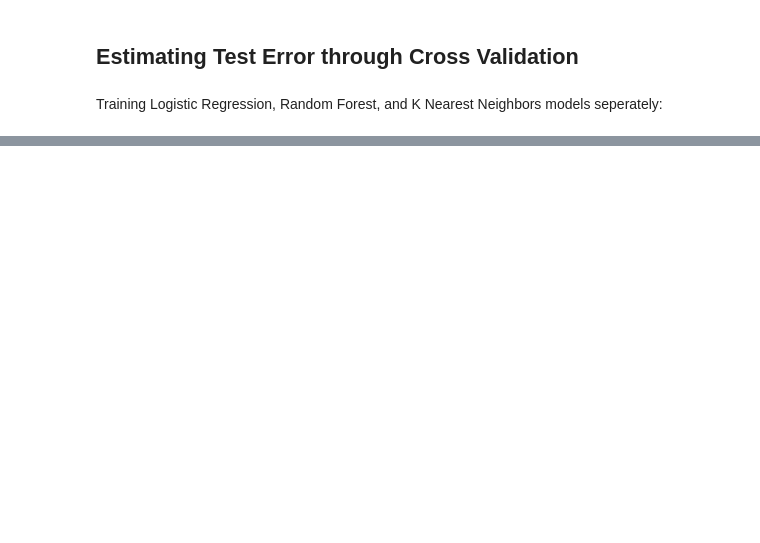
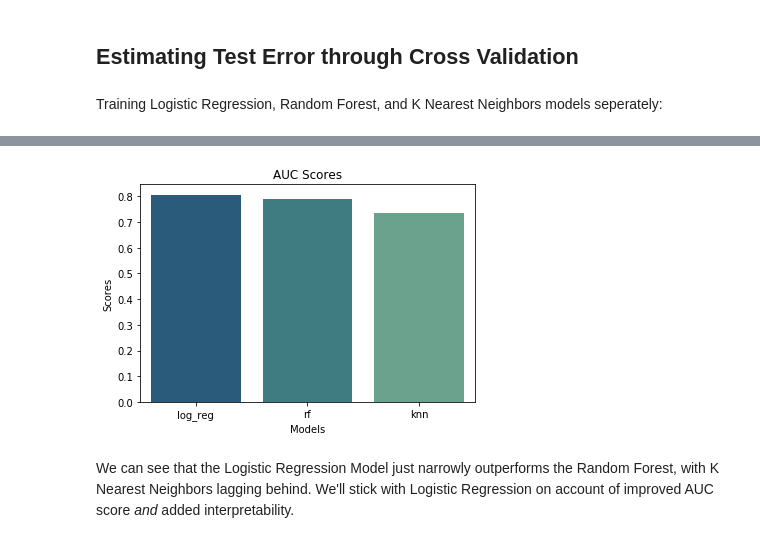
Before and after one commit to DImsirovic/cfb_game_prediction, a Jupyter notebook: modeling/model_building.ipynb, the cells around one changed output, grey strips where cells are left out. Saved outputs shown, nothing was run; the diff lists cells and outputs as text; code cells hidden in the pictures; blank space fills up the shorter version.

```diff
--- a/modeling/model_building.ipynb
+++ b/modeling/model_building.ipynb
@@ -146,0 +210,8 @@ evals
+# %%
+plt.title('AUC Scores')
+sns.barplot(data=evals,x='Models', y='Scores',palette='crest_r')
+plt.show()
+# %% [output]
+[figure, added]
+# %% [markdown]
+We can see that the Logistic Regression Model just narrowly outperforms the Random Forest, with K Nearest Neighbors lagging behind. We'll stick with Logistic Regression on account of improved AUC score *and* added interpretability.
```
Also changed, not shown: parts of 23 cells of this notebook.
